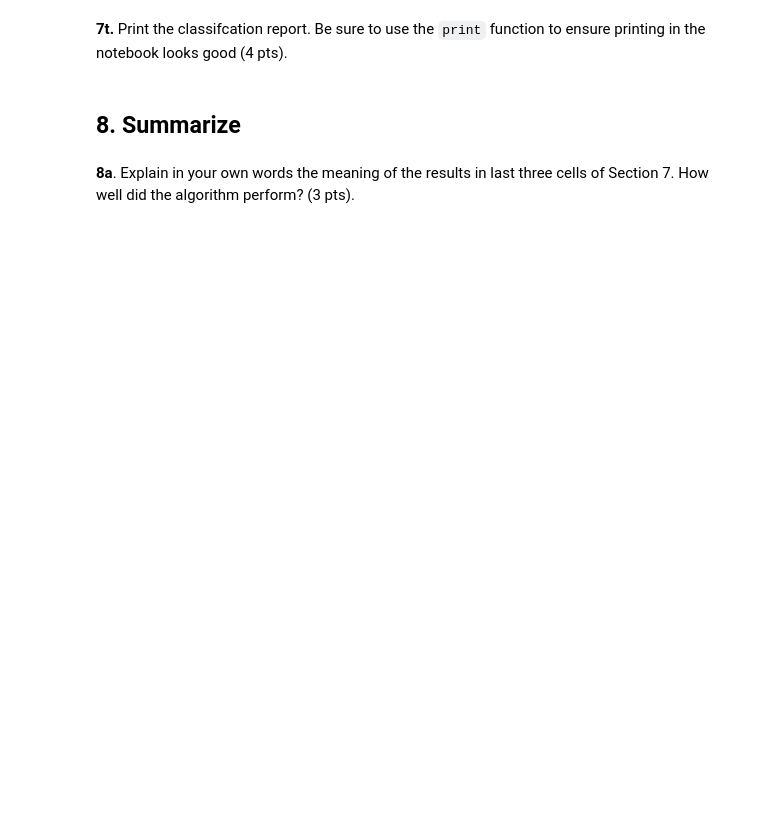
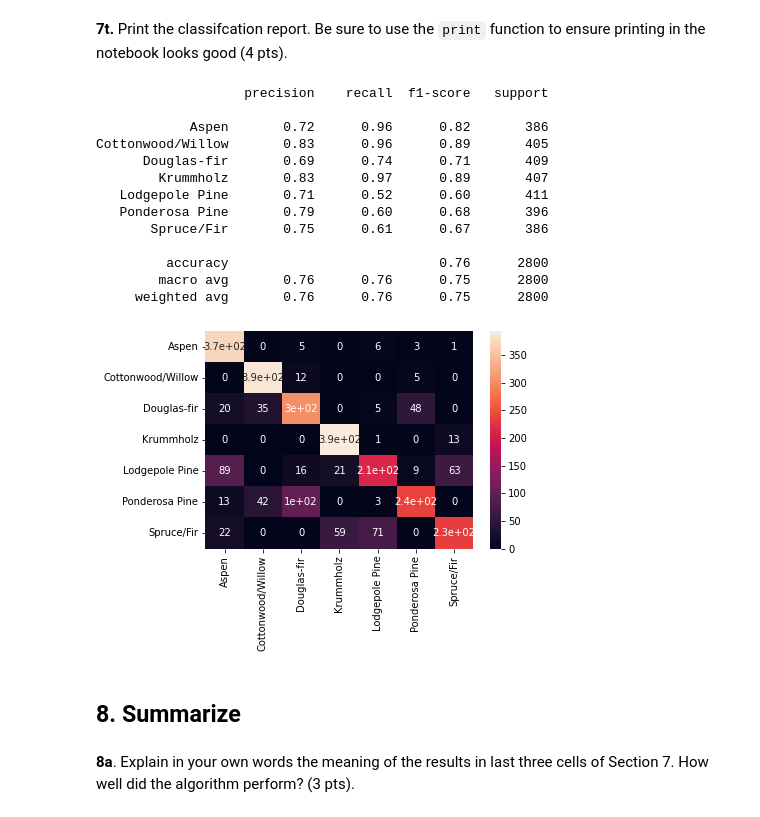
Before and after one commit to ko0000/Data-Analytics-With-Python, a Jupyter notebook: Module2-Data_Analytics/project/P02-Unit_Project.ipynb, the cells around one changed output. Cells and saved outputs as stored; diff of their text form; code cells hidden in the pictures; blank space fills up the shorter version.

```diff
--- a/Module2-Data_Analytics/project/P02-Unit_Project.ipynb
+++ b/Module2-Data_Analytics/project/P02-Unit_Project.ipynb
@@ -579,2 +598,7 @@ Hint:
 # %% [markdown]
 **7c.** Create a 2D numpy array containing only the independent variables (i.e. all of the predictive columns). Name it `X` (3 pts).
+# %%
+X = df_clean.drop('Cover_Type', axis=1).values
+
+
+X[0:10]
@@ -587,3 +668,14 @@ Many machine learning algorithms expect that the quantitative columns have a mea
 ### 7.3 Split the data for testing and validation
 # %% [markdown]
 **7e.** Use Sklearn to create a testing model by dividing the two numpy arrays into two groups, one with 80%, which will be used for training the models, and one with 20%, which will be used for validating the models.  A random seed is required. Use a seed  of `7`.  Name your trainig sets `Xt` and `Yt` and the validation sets `Xv` and `Yv` respectively (3 pts).
+# %%
+
+Xt, Xv, Yt, Yv = model_selection.train_test_split(Xs, Y, test_size=0.2, random_state=7)
+
+
+print("The sizes of the training independent and dependent datasets")
+print(Xt.size)
+print(Yt.size)
+print("The sizes of the validation independent and dependent datasets")
+print(Xv.size)
+print(Yv.size)
@@ -628,3 +800,11 @@ results = {
 ### 7.4 Make Predictions!
 # %% [markdown]
 **7q.** Using the algorithm that performs the best, use it to make a prediction using the `Xv` validation we set aside earlier (5 pts).
+# %%
+alg2 = KNeighborsClassifier()
+
+alg2.fit(Xt, Yt)
+
+predictions = alg2.predict(Xv)
+
+predictions
@@ -633,2 +820,6 @@ results = {
 # %% [markdown]
 **7s** Show the confusion matrix.  Be sure to use the `print` function to ensure printing in the notebook looks good (4 pts).
+# %%
+labels = df_clean['Cover_Type'].value_counts().index
+cm = confusion_matrix(Yv, predictions, labels=labels)
+print(cm)
@@ -635,5 +834,24 @@ results = {
 # %% [markdown]
 **7t.** Print the classifcation report. Be sure to use the `print` function to ensure printing in the notebook looks good (4 pts).
+# %%
+sns.heatmap(cm, annot=True, xticklabels=labels, yticklabels=labels);
+cr = classification_report(Yv, predictions)
+print(cr)
+# %% [output]
+                   precision    recall  f1-score   support
+
+            Aspen       0.72      0.96      0.82       386
+Cottonwood/Willow       0.83      0.96      0.89       405
+      Douglas-fir       0.69      0.74      0.71       409
+        Krummholz       0.83      0.97      0.89       407
+   Lodgepole Pine       0.71      0.52      0.60       411
+   Ponderosa Pine       0.79      0.60      0.68       396
+       Spruce/Fir       0.75      0.61      0.67       386
+
+         accuracy                           0.76      2800
+        macro avg       0.76      0.76      0.75      2800
+     weighted avg       0.76      0.76      0.75      2800
+[figure, added]
 # %% [markdown]
 ## 8. Summarize
 # %% [markdown]
```
Also changed, not shown: parts of 30 cells of this notebook, 15 other files.
